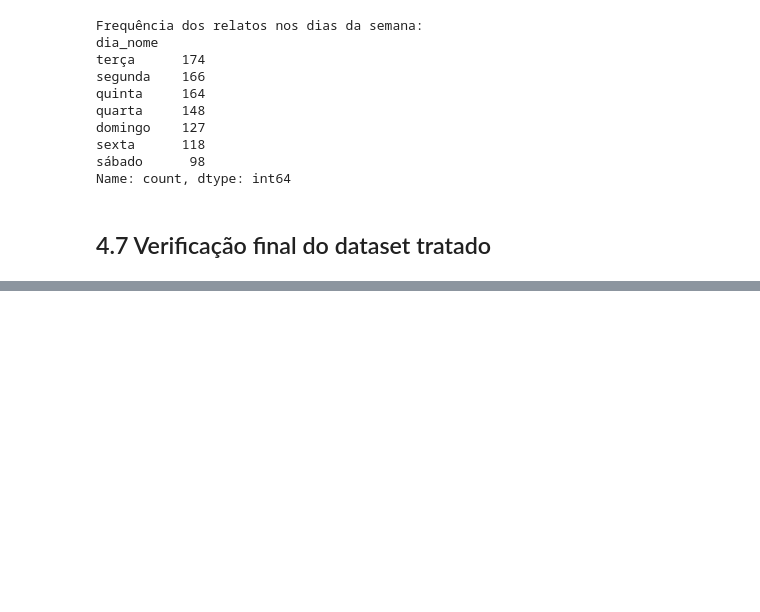
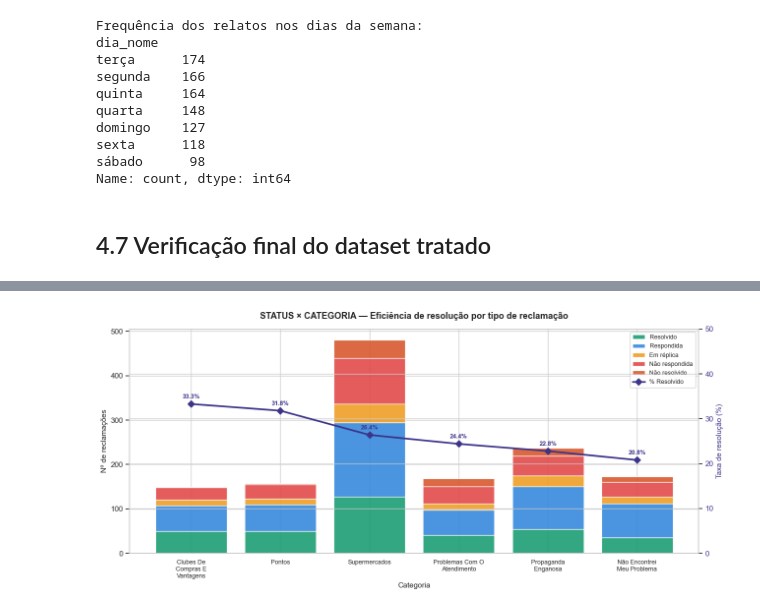
Before and after one commit to ThiagoSevenn/ciencia-de-dados-AV1, a Jupyter notebook: main.ipynb, the cells around one changed output, grey strips where cells are left out. Saved outputs shown, nothing was run; the diff lists cells and outputs as text; code cells hidden in the pictures; blank space fills up the shorter version.

Commit message:
feat: add seções 5-7 ao notebook (sazonalidade, cruzamentos e rascunho do dashboard)

```diff
--- a/main.ipynb
+++ b/main.ipynb
@@ -383,0 +495,74 @@ dtype: int64
+# %%
+# Explodir categorias
+data_cats = data.copy()
+data_cats['categoria'] = data_cats['categoria'].str.replace('<->', ',')
+data_cats['categoria'] = data_cats['categoria'].str.split(',')
+data_cats = data_cats.explode('categoria').reset_index(drop=True)
+data_cats['categoria'] = data_cats['categoria'].str.strip()
+
+# Remover nome da empresa
+data_cats = data_cats[~data_cats['categoria'].str.contains(
+    'Pão De Açúcar|Pao De Acucar', case=False)]
+
+# Top 6 categorias
+top6 = data_cats['categoria'].value_counts().head(6).index.tolist()
+
+# Cruzamento
+cross = (data_cats[data_cats['categoria'].isin(top6)]
+         .groupby(['categoria','status'])
+         .size()
+         .unstack(fill_value=0))
+
+# Taxa de resolução
+cross['% Resolvido'] = (cross.get('Resolvido', 0) / cross.sum(axis=1) * 100).round(1)
+cross_sorted = cross.sort_values('% Resolvido', ascending=False)
+
+# Stacked bar
+status_cols  = ['Resolvido','Respondida','Em réplica','Não respondida','Não resolvido']
+status_cols  = [s for s in status_cols if s in cross_sorted.columns]
+cores_status = {'Resolvido':'#1D9E75','Respondida':'#378ADD',
+                'Em réplica':'#EF9F27','Não respondida':'#E24B4A',
+                'Não resolvido':'#D85A30'}
+
+fig, ax = plt.subplots(figsize=(13, 6))
+bottom = np.zeros(len(cross_sorted))
+
+for status in status_cols:
+    vals = cross_sorted[status].values
+    ax.bar(cross_sorted.index, vals, bottom=bottom,
+           label=status, color=cores_status[status], alpha=0.9)
+    bottom += vals
+
+# Taxa de resolução como linha no eixo secundário
+ax2 = ax.twinx()
+ax2.plot(range(len(cross_sorted)), cross_sorted['% Resolvido'],
+         color='#3C3489', linewidth=2.5, marker='D', markersize=7,
+         label='% Resolvido', zorder=5)
+for i, val in enumerate(cross_sorted['% Resolvido']):
+    ax2.annotate(f'{val}%', (i, val), textcoords='offset points',
+                 xytext=(0, 8), ha='center', fontsize=9, color='#3C3489', fontweight='bold')
+
+ax.set_xlabel('Categoria', fontsize=11)
+ax.set_ylabel('Nº de reclamações', fontsize=11)
+ax2.set_ylabel('Taxa de resolução (%)', fontsize=11, color='#3C3489')
+ax2.set_ylim(0, 50)
+ax2.tick_params(axis='y', labelcolor='#3C3489')
+ax.set_title('STATUS × CATEGORIA — Eficiência de resolução por tipo de reclamação',
+             fontsize=13, fontweight='bold', pad=15)
+
+# Wrapping labels
+import textwrap
+labels = [textwrap.fill(l, 15) for l in cross_sorted.index]
+ax.set_xticks(range(len(cross_sorted)))
+ax.set_xticklabels(labels, fontsize=9)
+
+handles1, labels1 = ax.get_legend_handles_labels()
+handles2, labels2 = ax2.get_legend_handles_labels()
+ax.legend(handles1 + handles2, labels1 + labels2,
+          loc='upper right', fontsize=9, framealpha=0.9)
+ax.set_axisbelow(True)
+
+plt.tight_layout()
+plt.show()
+# %% [output]
+[figure, added]
```
Also changed, not shown: parts of 15 cells of this notebook.
